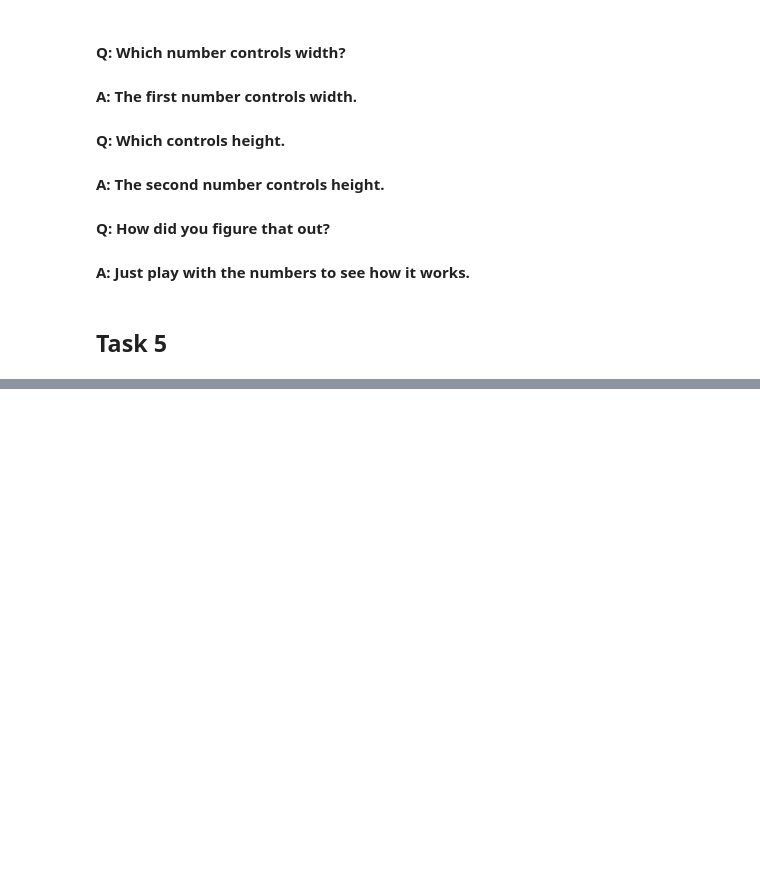
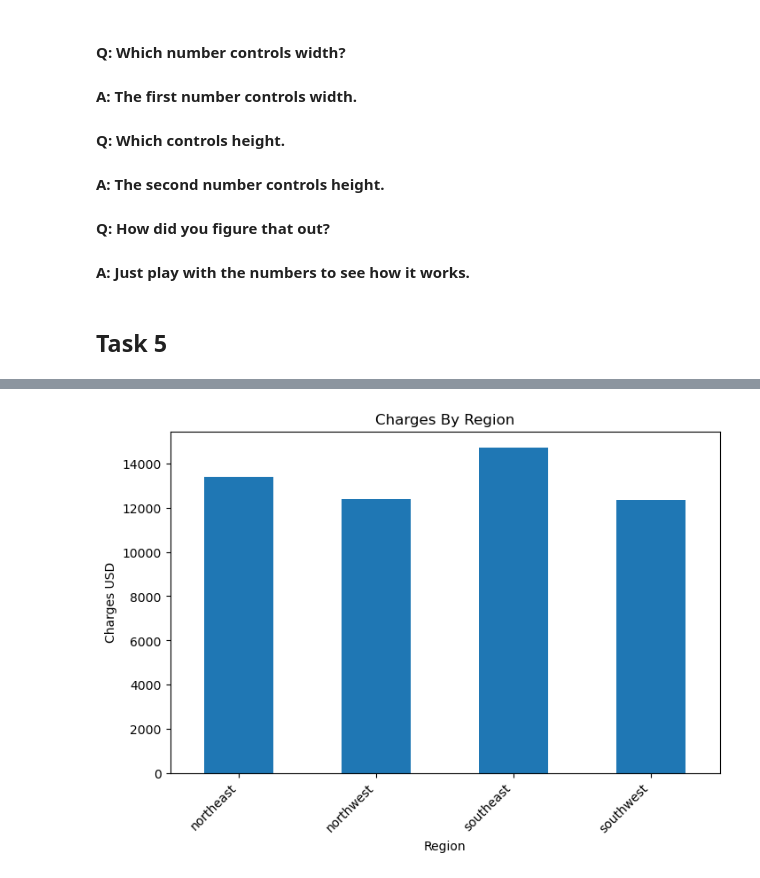
Before and after one commit to russellcha1/Plot-Customization-Exercise, a Jupyter notebook: Plot_Customization.ipynb, the cells around one changed output, grey strips where cells are left out. Saved outputs shown, nothing was run; the diff lists cells and outputs as text; code cells hidden in the pictures; blank space fills up the shorter version.

```diff
--- a/Plot_Customization.ipynb
+++ b/Plot_Customization.ipynb
@@ -110,0 +160,13 @@ ax = df.plot(
+# %%
+region_avg = df.groupby('region')['charges'].mean()
+ax = region_avg.plot(kind='bar', figsize=(8, 5))
+plt.title("Charges By Region")
+plt.xlabel('Region')
+plt.ylabel('Charges USD')
+plt.xticks(rotation=45, ha='right')
+plt.savefig('charges_by_region.pdf',
+            dpi=150,
+            bbox_inches='tight')
+plt.show()
+# %% [output]
+[figure, added]
```
Also changed, not shown: parts of 8 cells of this notebook, 2 other files.
